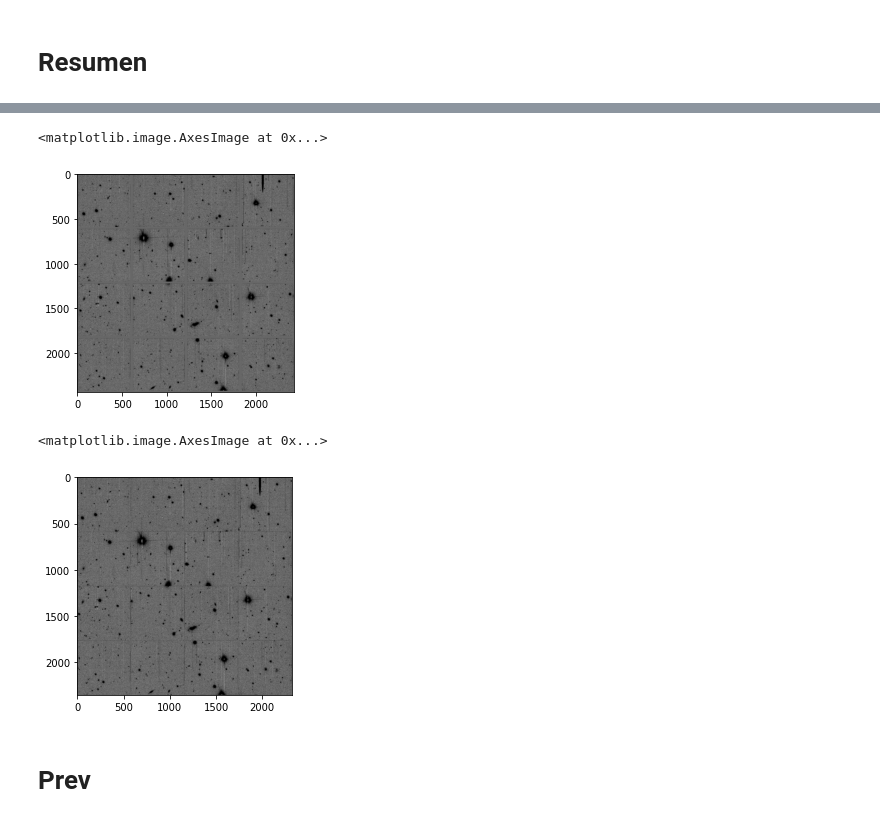
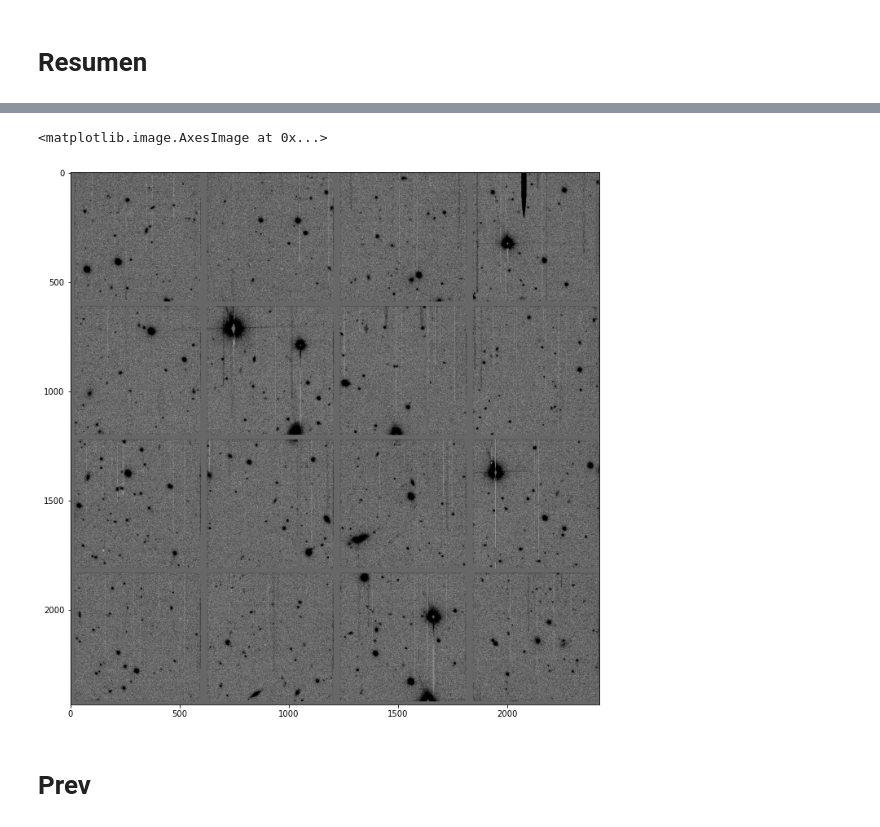
Before and after one commit to DavidUrbaez/Proyecto_Asteroides, a Jupyter notebook: Image Registration/ImageRegistration.ipynb, the cells around one changed output, grey strips where cells are left out. Saved outputs shown, nothing was run; the diff lists cells and outputs as text; code cells hidden in the pictures.

```diff
--- a/Image Registration/ImageRegistration.ipynb
+++ b/Image Registration/ImageRegistration.ipynb
@@ -117,13 +121,9 @@ Output hidden; open in https://colab.research.google.com to view.
 # %%
+fig = plt.figure(figsize=(12,12))
 plt.imshow(img,cmap='gray_r')
 # %% [output]
 <matplotlib.image.AxesImage at 0x...>
-[figure, old version]
+[figure, new version]
-# %%
-plt.imshow(filtered_img,cmap='gray_r')
-# %% [output]
-<matplotlib.image.AxesImage at 0x...>
-[figure, removed]
 # %% [markdown]
 # Prev
 # %%
```
Also changed, not shown: parts of 7 cells of this notebook, 1 other file.
